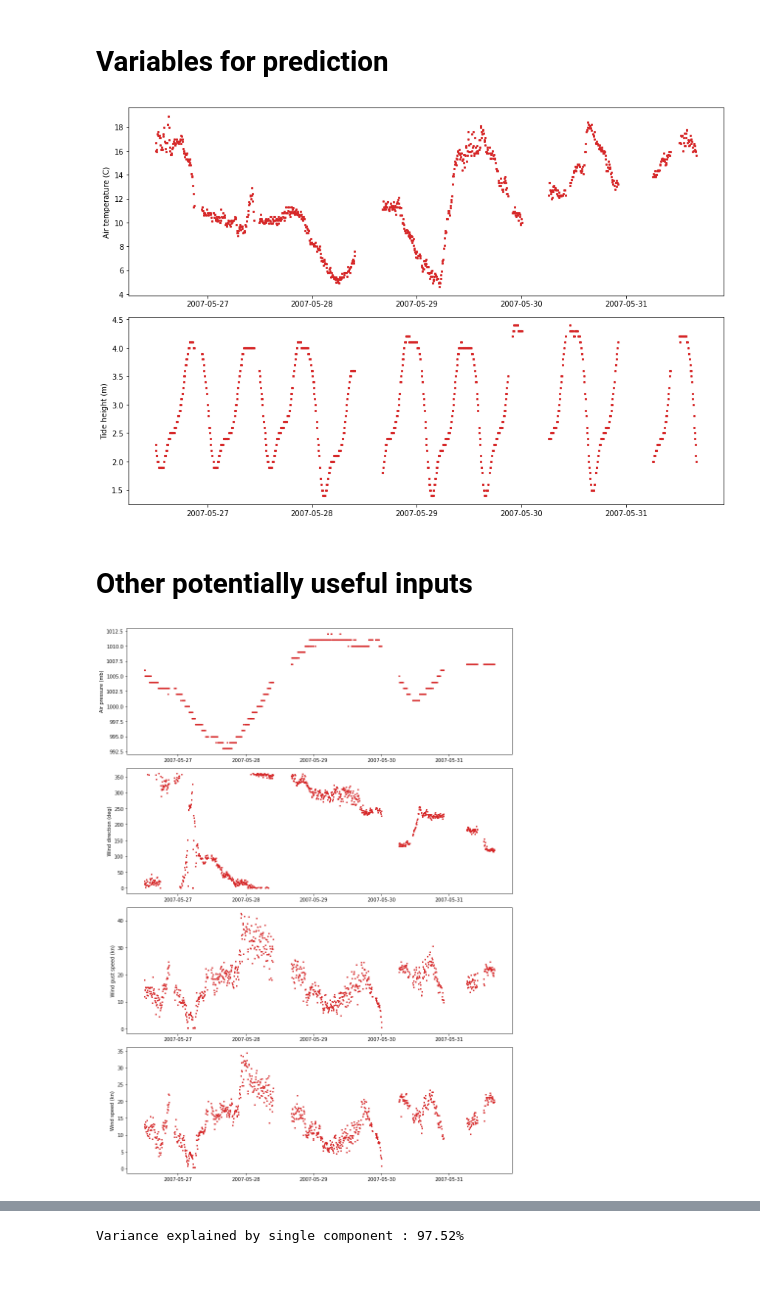
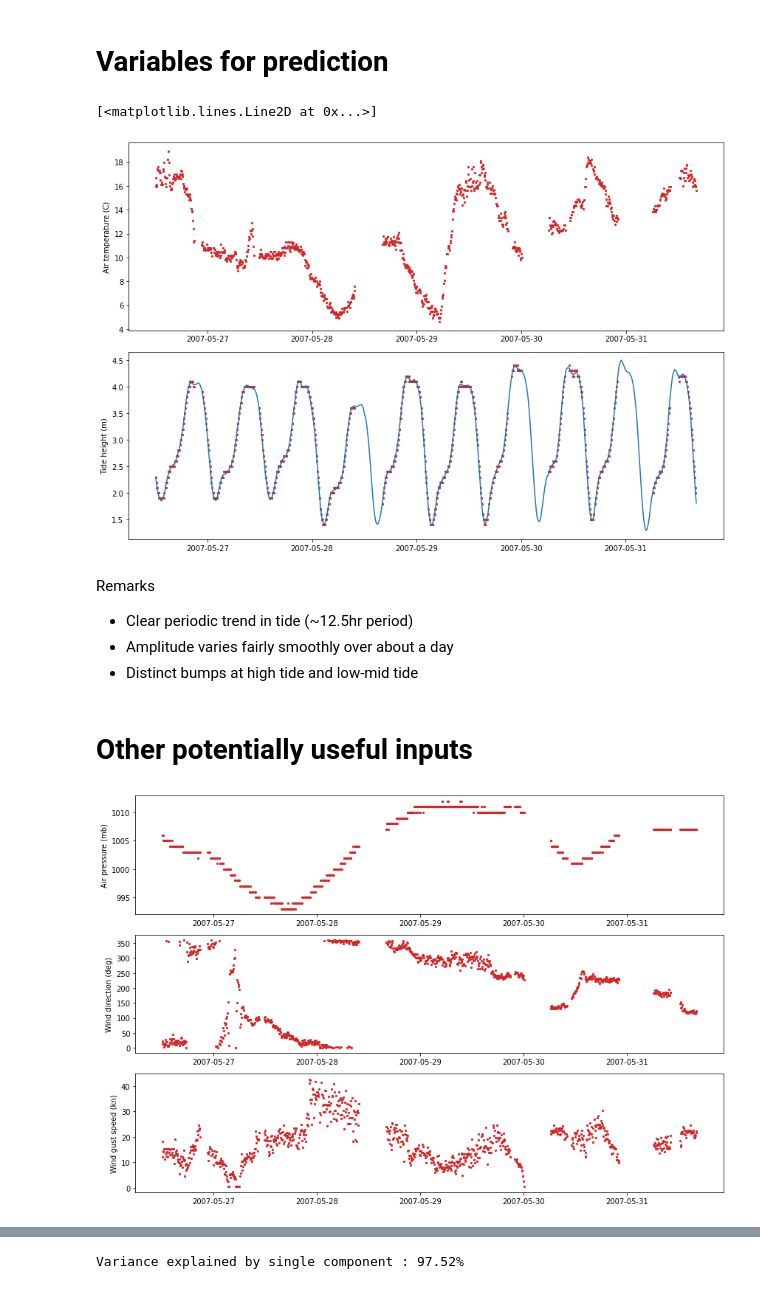
Before and after one commit to joncarter1/GP-Regression, a Jupyter notebook: Analysis.ipynb, the cells around one changed output, grey strips where cells are left out. Cells and saved outputs as stored; diff of their text form; code cells hidden in the pictures.

```diff
--- a/Analysis.ipynb
+++ b/Analysis.ipynb
@@ -25,18 +28,20 @@ import datetime
 17. Independent air temperature deviation (C) – The standard deviation of the GP predictions above.
 18. Dependent air temperature prediction (C) – Another GP prediction built using three additional sensors not provided to you.
 19. Dependent air temperature deviation (C) – The standard deviation of the GP predictions above.
+# %%
+weather_data = pd.read_csv('sotonmet.txt')
+cols = weather_data.columns
+date_conversion = lambda date_string: datetime.datetime.strptime(date_string, '%Y-%m-%dT%H:%M:%S')
+weather_data[cols[0]] = weather_data[cols[0]].apply(date_conversion)
+weather_data[cols[2]] = weather_data[cols[2]].apply(date_conversion)
+all_reading_times = weather_data[cols[2]]
+true_tide_heights = weather_data[cols[10]]
+true_temperatures = weather_data[cols[11]]
+weather_data.dropna(inplace=True)
 # %%
-weather_data = pd.read_csv('sotonmet.txt')
-cols = weather_data.columns
-update_times = weather_data["Update Date and Time (ISO)"]
-weather_data.dropna(inplace=True)
-
 update_times = weather_data[cols[0]]
 update_duration = weather_data[cols[1]]
 reading_times = weather_data[cols[2]]
 air_pressure = weather_data[cols[3]]
 air_temp = weather_data[cols[4]]
 tide_heights = weather_data[cols[5]]
-
-date_conversion = lambda date_string: datetime.datetime.strptime(date_string, '%Y-%m-%dT%H:%M:%S')
-reading_times = reading_times.apply(date_conversion)
@@ -58,23 +48,30 @@ Name: Air temperature (C), Length: 917, dtype: float64
 # %%
-def column_plotter(column_indices, figsize=(8,10), color="tab:red"):
-    """Plot select"""
-    fig, ax = plt.subplots(len(column_indices), 1, figsize=figsize)
+def column_plotter(ax, column_indices, color="tab:red"):
+    """Plot select columns from Dataframe"""
     for i, col_no in enumerate(column_indices):
         ax[i].scatter(reading_times, weather_data[cols[col_no]], marker="x", s=5, color=color)
         ax[i].set_ylabel(cols[col_no])
     plt.tight_layout()
-    plt.show()
 # %% [markdown]
 # Variables for prediction
 # %%
 target_cols = [4, 5]
-column_plotter(target_cols, figsize=(12,8))
+fig, ax = plt.subplots(len(target_cols), 1, figsize=(12,8))
+column_plotter(ax, target_cols)
+ax[1].plot(all_reading_times, true_tide_heights)
 # %% [output]
+[<matplotlib.lines.Line2D at 0x...>]
-[figure, old version]
+[figure, new version]
+# %% [markdown]
+Remarks
+- Clear periodic trend in tide (~12.5hr period)
+- Amplitude varies fairly smoothly over about a day
+- Distinct bumps at high tide and low-mid tide
 # %% [markdown]
 # Other potentially useful inputs
 # %%
-cols_of_interest = [3, 6, 7, 8]
-column_plotter(cols_of_interest, figsize=(12, 16))
+cols_of_interest = [3, 6, 7]
+fig, ax = plt.subplots(len(cols_of_interest), 1, figsize=(12,8))
+column_plotter(ax,cols_of_interest)
 # %% [output]
-[figure, old version]
+[figure, new version]
```
Also changed, not shown: parts of 17 cells of this notebook, 4 other files.
